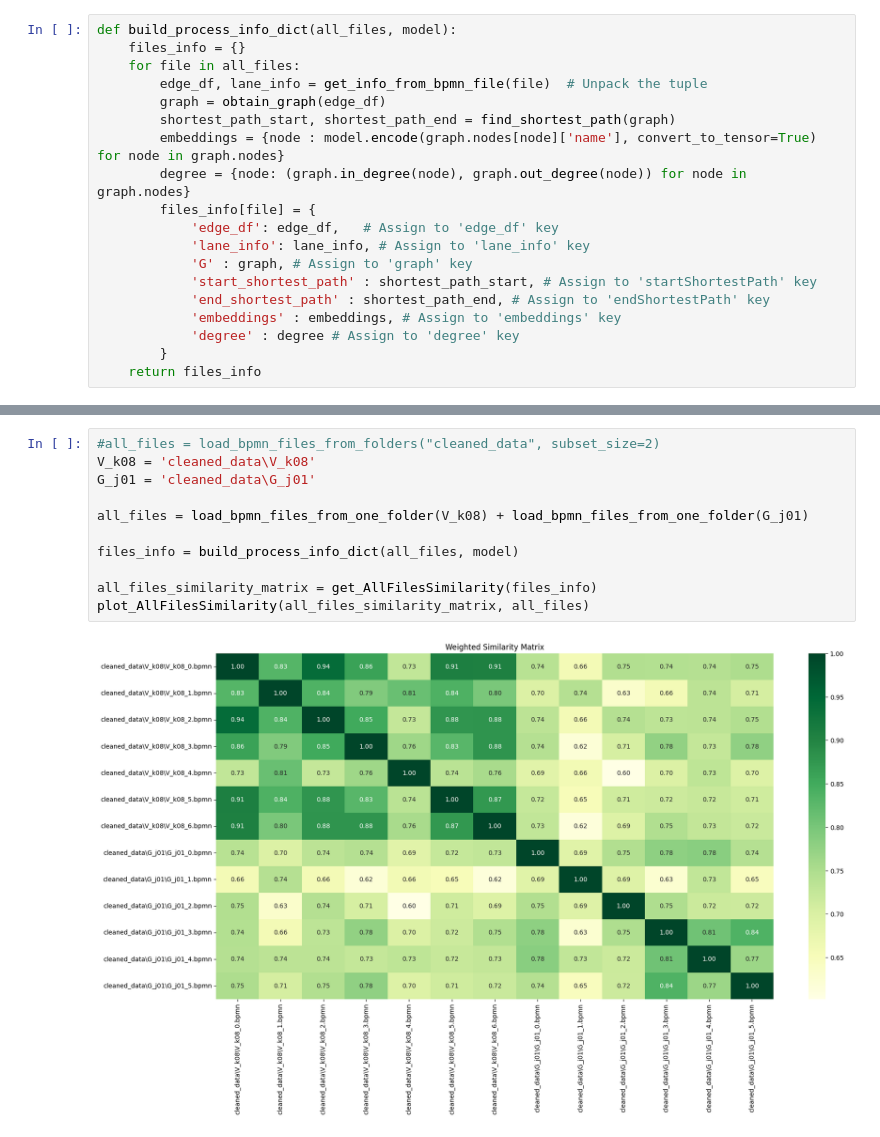
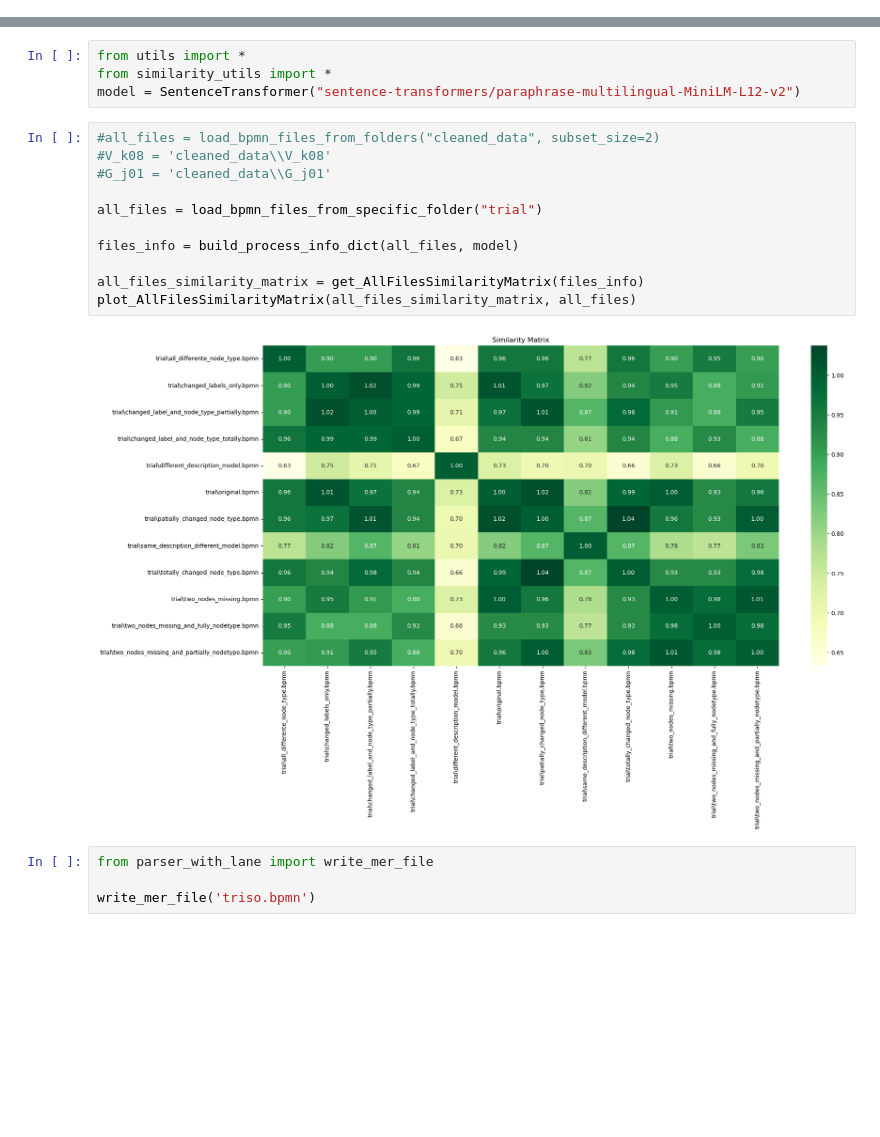
Before and after one commit to mariiapronesti01/bpnm_code, a Jupyter notebook: metric_optimization.ipynb, the cells around one changed output, grey strips where cells are left out. Cells and saved outputs as stored; diff of their text form; blank space fills up the shorter version.

Commit message:
cleaned code

```diff
--- a/metric_optimization.ipynb
+++ b/metric_optimization.ipynb
@@ -75,19 +0,0 @@ def load_bpmn_files_from_folders(base_path, subset_size=2):
-# %%
-def build_process_info_dict(all_files, model):
-    files_info = {}
-    for file in all_files:
-        edge_df, lane_info = get_info_from_bpmn_file(file)  # Unpack the tuple
-        graph = obtain_graph(edge_df)
-        shortest_path_start, shortest_path_end = find_shortest_path(graph)
-        embeddings = {node : model.encode(graph.nodes[node]['name'], convert_to_tensor=True) for node in graph.nodes}
-        degree = {node: (graph.in_degree(node), graph.out_degree(node)) for node in graph.nodes}
-        files_info[file] = {
-            'edge_df': edge_df,   # Assign to 'edge_df' key
-            'lane_info': lane_info, # Assign to 'lane_info' key
-            'G' : graph, # Assign to 'graph' key
-            'start_shortest_path' : shortest_path_start, # Assign to 'startShortestPath' key
-            'end_shortest_path' : shortest_path_end, # Assign to 'endShortestPath' key
-            'embeddings' : embeddings, # Assign to 'embeddings' key
-            'degree' : degree # Assign to 'degree' key
-        }
-    return files_info
@@ -223,13 +1,21 @@ def plot_AllFilesSimilarity(all_files_similarity_matrix, labels):
+# %%
+from utils import *
+from similarity_utils import *
+model = SentenceTransformer("sentence-transformers/paraphrase-multilingual-MiniLM-L12-v2")
 # %%
 #all_files = load_bpmn_files_from_folders("cleaned_data", subset_size=2)
-V_k08 = 'cleaned_data\V_k08'
-G_j01 = 'cleaned_data\G_j01'
+#V_k08 = 'cleaned_data\\V_k08'
+#G_j01 = 'cleaned_data\\G_j01'
 
-all_files = load_bpmn_files_from_one_folder(V_k08) + load_bpmn_files_from_one_folder(G_j01)
+all_files = load_bpmn_files_from_specific_folder("trial")
 
 files_info = build_process_info_dict(all_files, model)
 
-all_files_similarity_matrix = get_AllFilesSimilarity(files_info)
-plot_AllFilesSimilarity(all_files_similarity_matrix, all_files)
+all_files_similarity_matrix = get_AllFilesSimilarityMatrix(files_info)
+plot_AllFilesSimilarityMatrix(all_files_similarity_matrix, all_files)
 # %% [output]
-[figure, old version]
+[figure, new version]
+# %%
+from parser_with_lane import write_mer_file
+
+write_mer_file('triso.bpmn')
```
Also changed, not shown: parts of 11 cells of this notebook, 41 other files.
